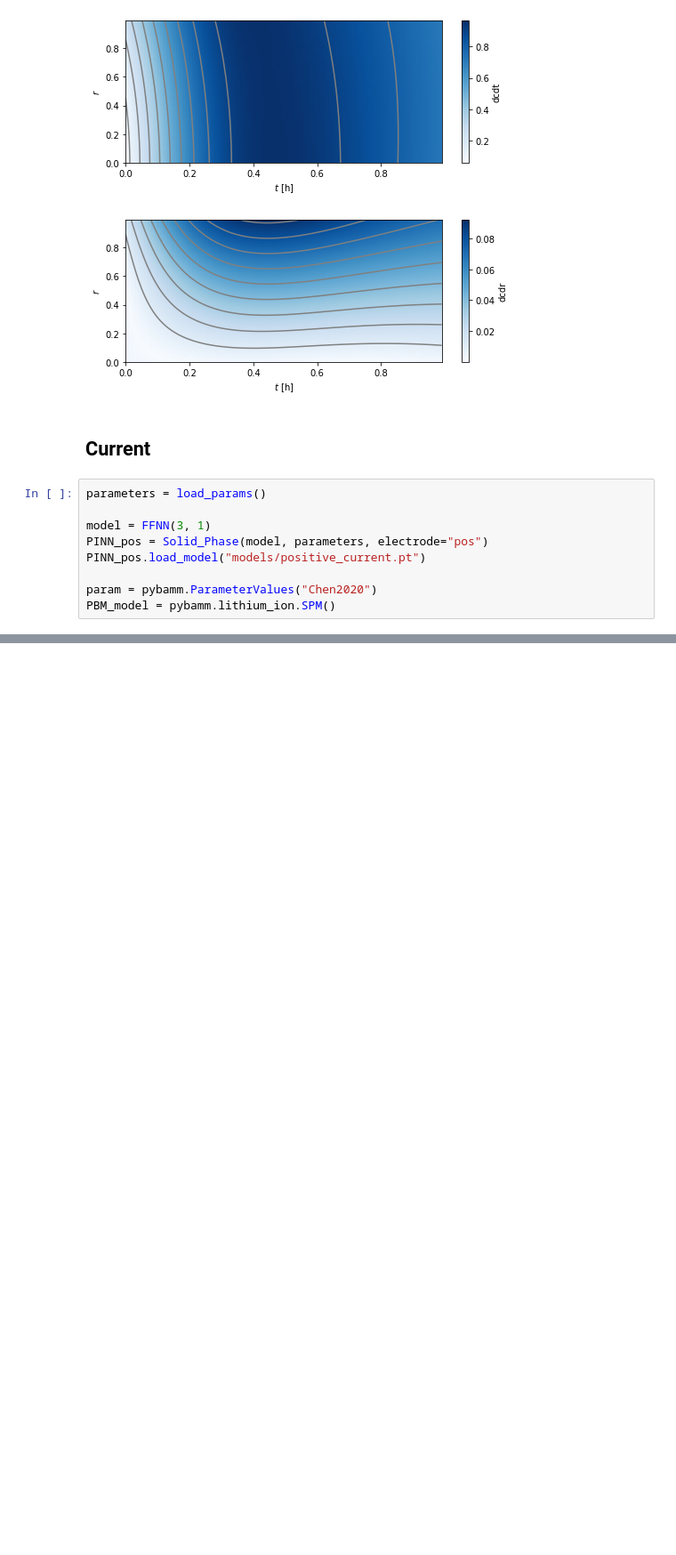
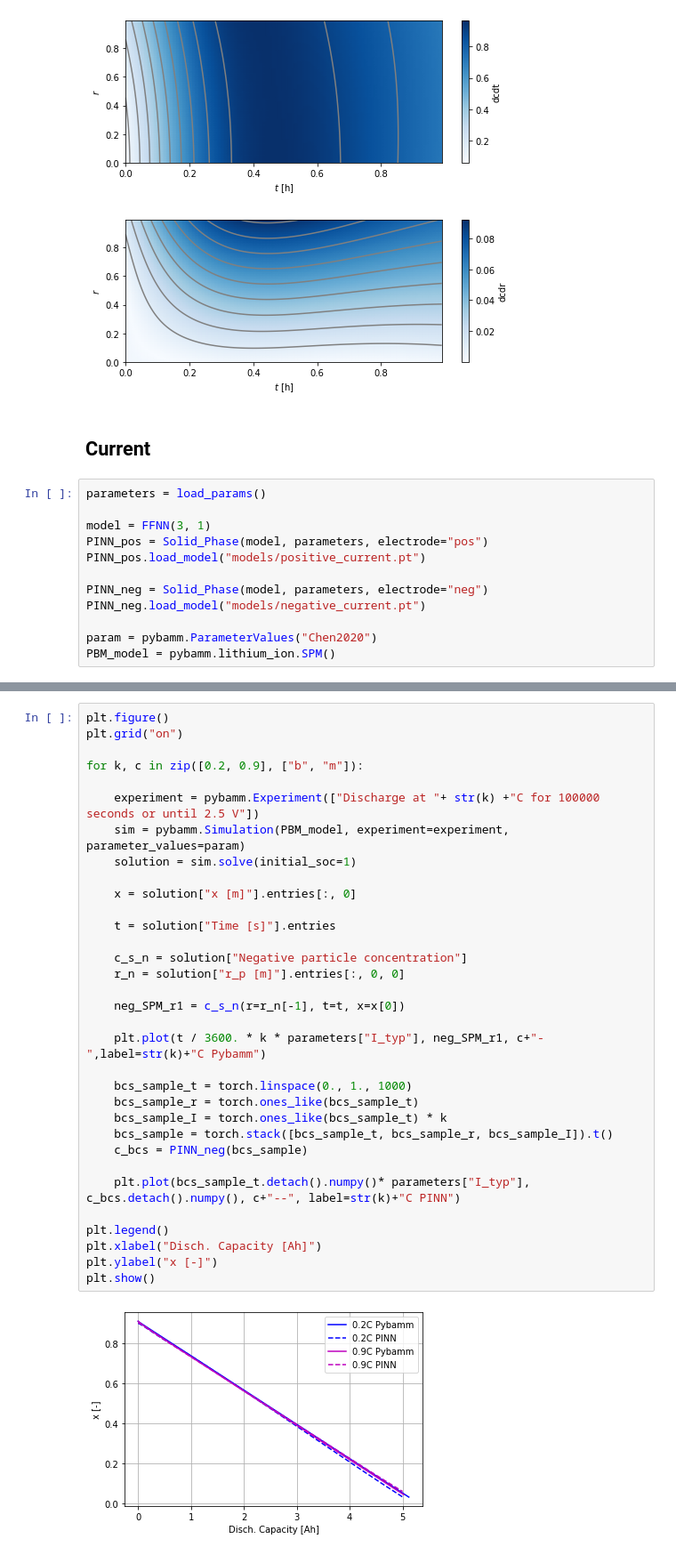
Before and after one commit to JosuYeregui/PINN-DeepONet, a Jupyter notebook: evaluation.ipynb, the cells around one changed output, grey strips where cells are left out. Shown at 89% size. Saved outputs shown, nothing was run; the diff lists cells and outputs as text; blank space fills up the shorter version.

Commit message:
Current issue fixed and started electrolyte implementation

```diff
--- a/evaluation.ipynb
+++ b/evaluation.ipynb
@@ -152,6 +152,9 @@ model = FFNN(3, 1)
 PINN_pos = Solid_Phase(model, parameters, electrode="pos")
 PINN_pos.load_model("models/positive_current.pt")
 
+PINN_neg = Solid_Phase(model, parameters, electrode="neg")
+PINN_neg.load_model("models/negative_current.pt")
+
 param = pybamm.ParameterValues("Chen2020")
 PBM_model = pybamm.lithium_ion.SPM()
 # %%
@@ -226,0 +230,35 @@ plt.show()
+# %%
+plt.figure()
+plt.grid("on")
+
+for k, c in zip([0.2, 0.9], ["b", "m"]):
+
+    experiment = pybamm.Experiment(["Discharge at "+ str(k) +"C for 100000 seconds or until 2.5 V"])
+    sim = pybamm.Simulation(PBM_model, experiment=experiment, parameter_values=param)
+    solution = sim.solve(initial_soc=1)
+
+    x = solution["x [m]"].entries[:, 0]
+
+    t = solution["Time [s]"].entries
+
+    c_s_n = solution["Negative particle concentration"]
+    r_n = solution["r_p [m]"].entries[:, 0, 0]
+
+    neg_SPM_r1 = c_s_n(r=r_n[-1], t=t, x=x[0])
+
+    plt.plot(t / 3600. * k * parameters["I_typ"], neg_SPM_r1, c+"-",label=str(k)+"C Pybamm")
+
+    bcs_sample_t = torch.linspace(0., 1., 1000)
+    bcs_sample_r = torch.ones_like(bcs_sample_t)
+    bcs_sample_I = torch.ones_like(bcs_sample_t) * k
+    bcs_sample = torch.stack([bcs_sample_t, bcs_sample_r, bcs_sample_I]).t()
+    c_bcs = PINN_neg(bcs_sample)
+
+    plt.plot(bcs_sample_t.detach().numpy()* parameters["I_typ"], c_bcs.detach().numpy(), c+"--", label=str(k)+"C PINN")
+
+plt.legend()
+plt.xlabel("Disch. Capacity [Ah]")
+plt.ylabel("x [-]")
+plt.show()
+# %% [output]
+[figure, added]
```
Also changed, not shown: parts of 6 cells of this notebook, 3 other files.
